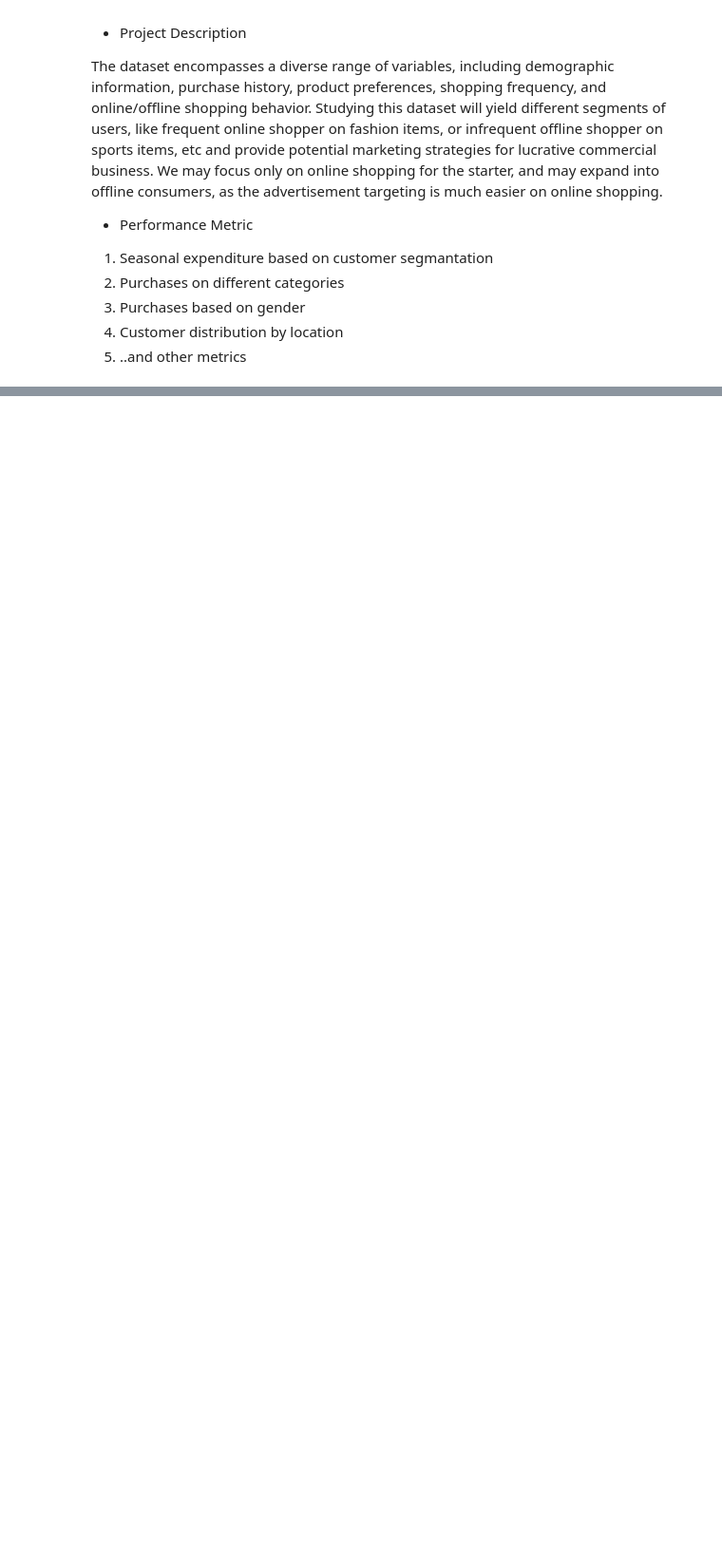
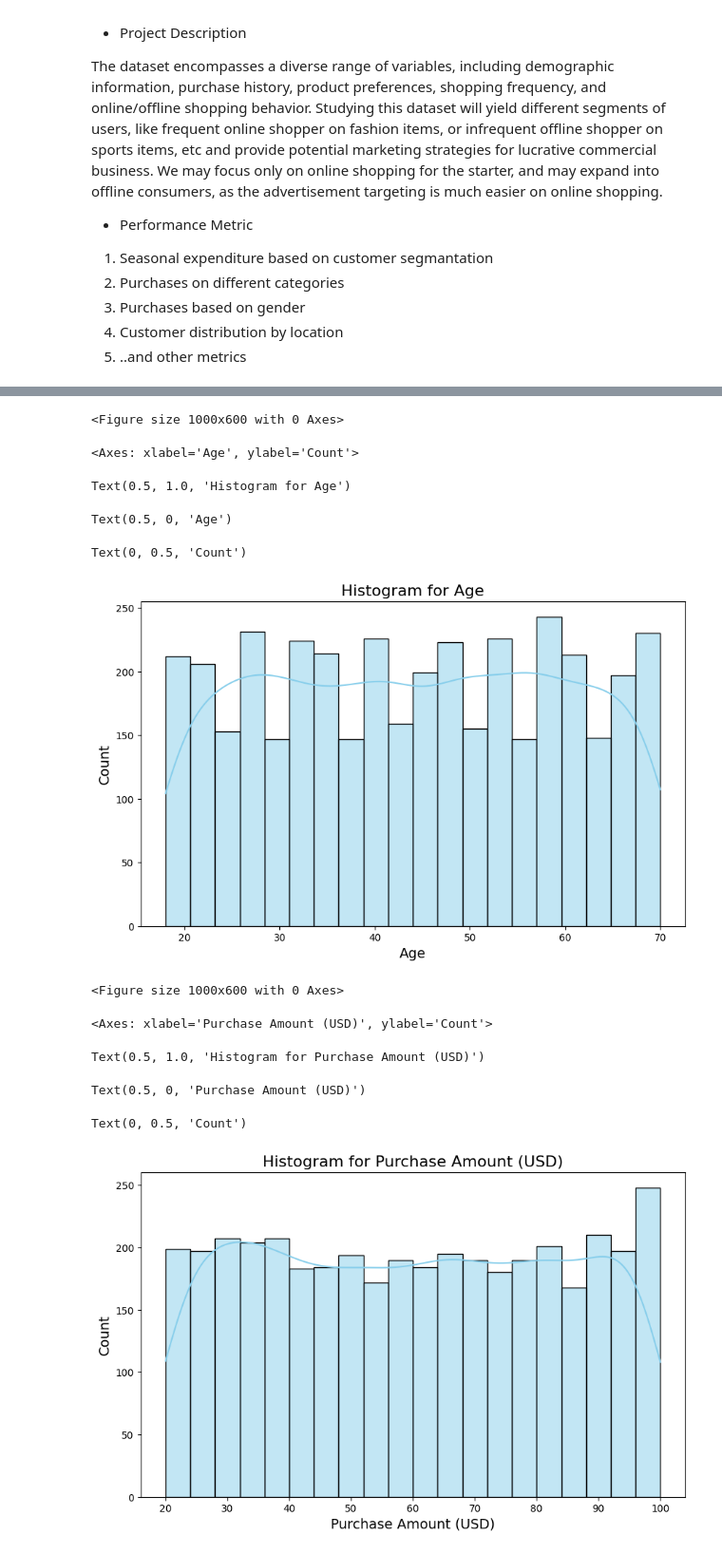
Before and after one commit to jilliankim/vanderbilt-sp24-cs5262-jinkim, a Jupyter notebook: Homework1.ipynb, the cells around one changed output, grey strips where cells are left out. Shown at 95% size. Saved outputs shown, nothing was run; the diff lists cells and outputs as text; code cells hidden in the pictures; blank space fills up the shorter version.

```diff
--- a/Homework1.ipynb
+++ b/Homework1.ipynb
@@ -18,0 +134,3 @@ The dataset encompasses a diverse range of variables, including demographic info
+# %%
+sub_df = df[cols_categorical]
+sub_df
@@ -18,0 +152,30 @@ The dataset encompasses a diverse range of variables, including demographic info
+# %%
+%matplotlib inline
+from IPython.core.interactiveshell import InteractiveShell
+InteractiveShell.ast_node_interactivity = "all"
+
+for column in sub_df.columns:
+    cols_threshold = 7
+    if len(sub_df[column].unique()) > cols_threshold:
+        continue
+
+    fig = px.pie(sub_df, names=column, title=f'Pie Chart for {column}', hole=0.4,
+                 color_discrete_sequence=px.colors.qualitative.Plotly, labels={'': column})
+
+    fig.update_traces(textposition='inside', textinfo='percent+label')
+
+    # Customize layout
+    fig.update_layout(
+        title={'text': f'Pie Chart for {column}', 'x': 0.5, 'y': 0.95, 'xanchor': 'center', 'yanchor': 'top'},
+        margin=dict(l=0, r=0, b=0, t=60),
+        legend=dict(x=0.8, y=0.5, title=dict(text='Legend')),
+        font=dict(family='Arial, sans-serif', size=12, color='white'),  # Update font color
+        paper_bgcolor='rgba(0,0,0,0)',
+        plot_bgcolor='rgba(0,0,0,0)',
+        hovermode='closest'
+    )
+
+    # Add a sunburst effect
+    fig.update_traces(marker=dict(line=dict(color='black', width=2)))
+
+    fig.show()
@@ -18,0 +196,3 @@ The dataset encompasses a diverse range of variables, including demographic info
+# %%
+sub_df = df[cols_numeric]
+sub_df
@@ -18,0 +214,22 @@ The dataset encompasses a diverse range of variables, including demographic info
+# %%
+# Loop through each column and draw a histogram
+for column in sub_df.columns:
+    plt.figure(figsize=(10, 6))
+    sns.histplot(sub_df[column], kde=True, color='skyblue', bins=20)
+    plt.title(f'Histogram for {column}', fontsize=16)
+    plt.xlabel(column, fontsize=14)
+    plt.ylabel('Count', fontsize=14)
+    plt.show()
+# %% [output]
+<Figure size 1000x600 with 0 Axes>
+<Axes: xlabel='Age', ylabel='Count'>
+Text(0.5, 1.0, 'Histogram for Age')
+Text(0.5, 0, 'Age')
+Text(0, 0.5, 'Count')
+[figure, added]
+<Figure size 1000x600 with 0 Axes>
+<Axes: xlabel='Purchase Amount (USD)', ylabel='Count'>
+Text(0.5, 1.0, 'Histogram for Purchase Amount (USD)')
+Text(0.5, 0, 'Purchase Amount (USD)')
+Text(0, 0.5, 'Count')
+[figure, added]
```
Also changed, not shown: parts of 13 cells of this notebook.
